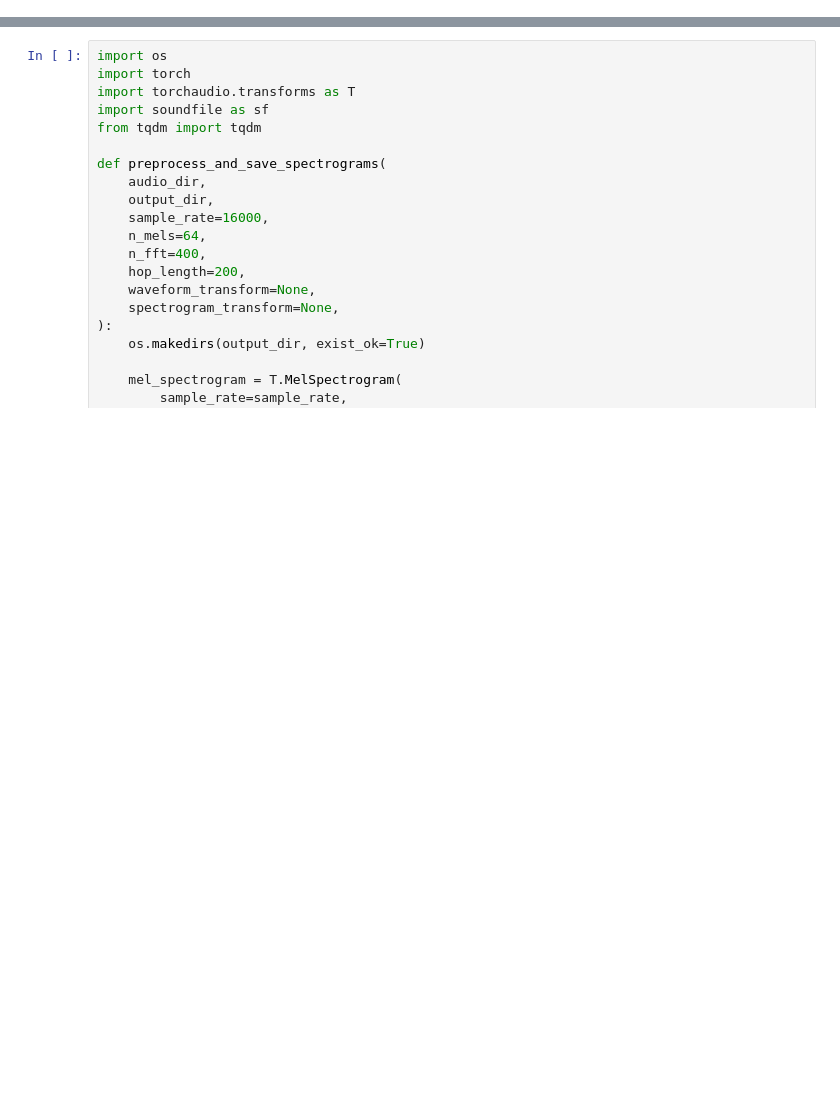
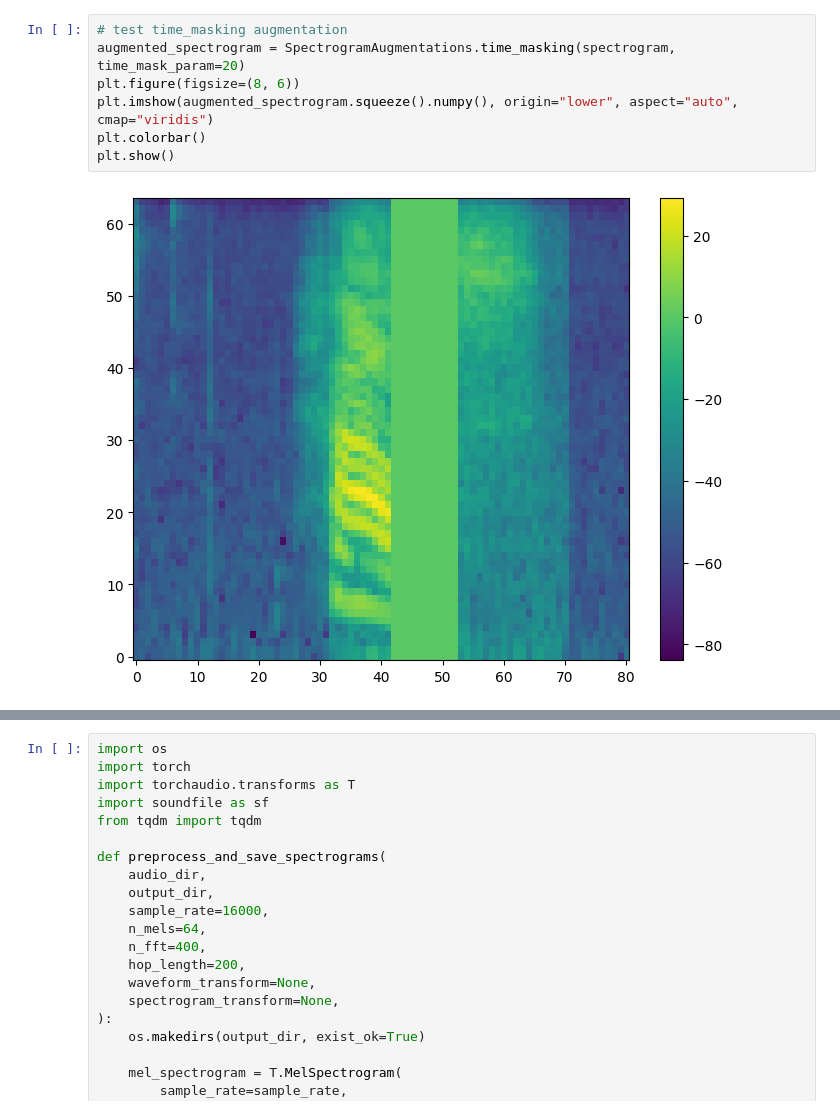
Before and after one commit to r-ost/wztum-project, a Jupyter notebook: prepare_dataset.ipynb, the cells around one changed output, grey strips where cells are left out. Drawn from its saved outputs; the diff is of its cells as text; blank space fills up the shorter version.

```diff
--- a/prepare_dataset.ipynb
+++ b/prepare_dataset.ipynb
@@ -74,0 +93,9 @@ Audio(augmented_waveform.numpy(), rate=sample_rate)
+# %%
+# test time_masking augmentation
+augmented_spectrogram = SpectrogramAugmentations.time_masking(spectrogram, time_mask_param=20)
+plt.figure(figsize=(8, 6))
+plt.imshow(augmented_spectrogram.squeeze().numpy(), origin="lower", aspect="auto", cmap="viridis")
+plt.colorbar()
+plt.show()
+# %% [output]
+[figure, added]
```
Also changed, not shown: parts of 4 cells of this notebook, 2 other files.
